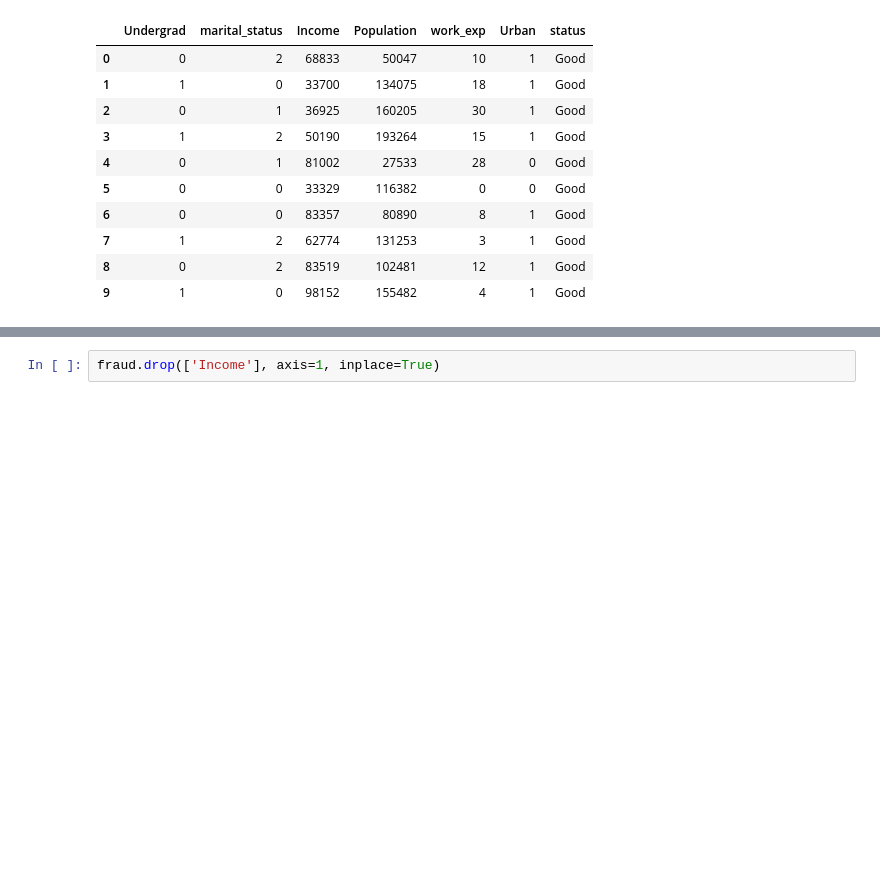
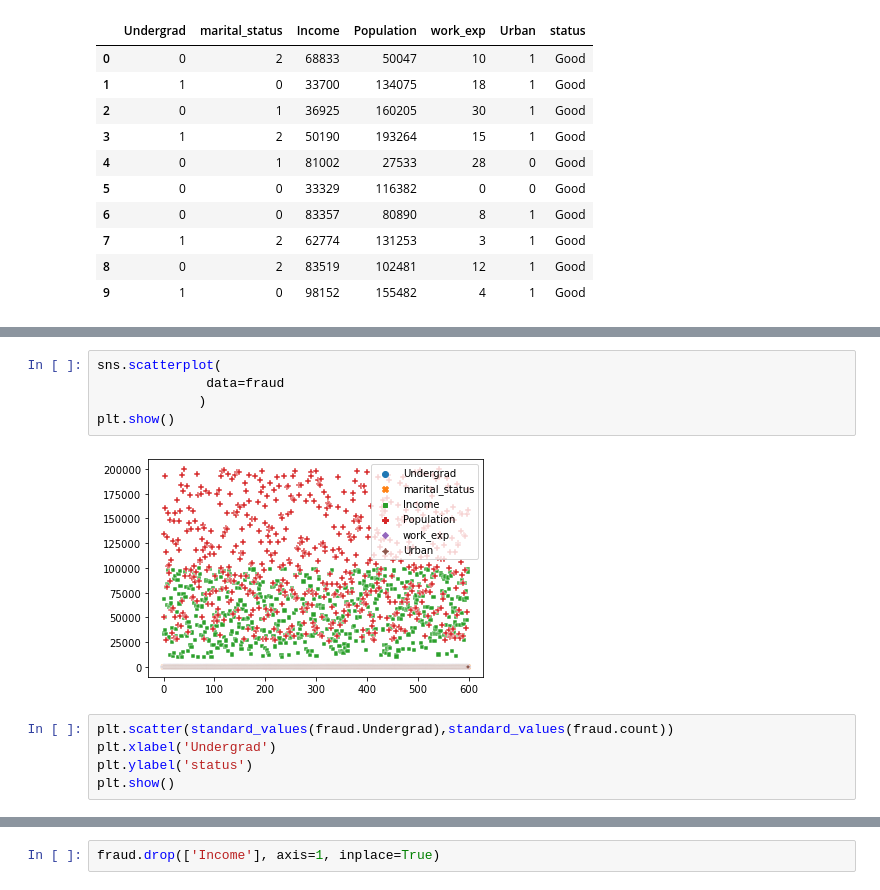
Before and after one commit to Ashwinibs19/Assignment-11-Decision-Tree-Fraud_Check, a Jupyter notebook: Assignment 11 Decision tree Fraudcheck.ipynb, the cells around one changed output, grey strips where cells are left out. Cells and saved outputs as stored; diff of their text form; blank space fills up the shorter version.

```diff
--- a/Assignment 11 Decision tree Fraudcheck.ipynb
+++ b/Assignment 11 Decision tree Fraudcheck.ipynb
@@ -177,0 +162,12 @@ plt.show()
+# %%
+sns.scatterplot(
+              data=fraud
+             )
+plt.show()
+# %% [output]
+[figure, added]
+# %%
+plt.scatter(standard_values(fraud.Undergrad),standard_values(fraud.count))
+plt.xlabel('Undergrad')
+plt.ylabel('status')
+plt.show()
```
Also changed, not shown: parts of 42 cells of this notebook.
